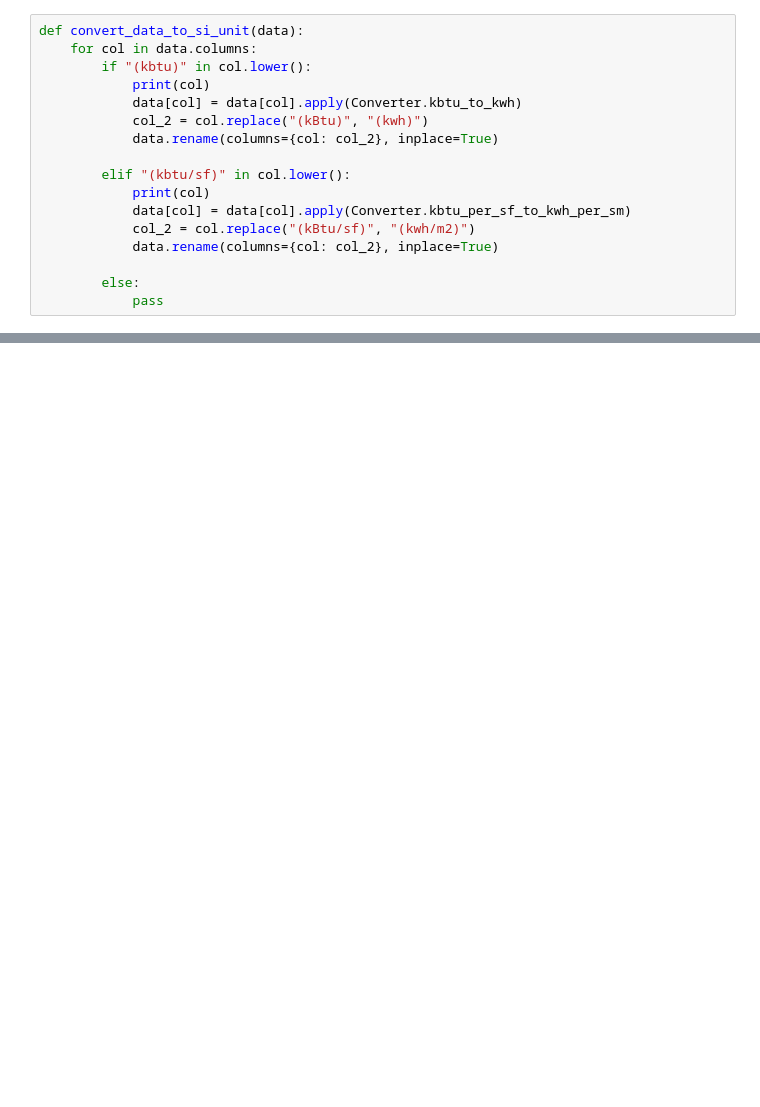
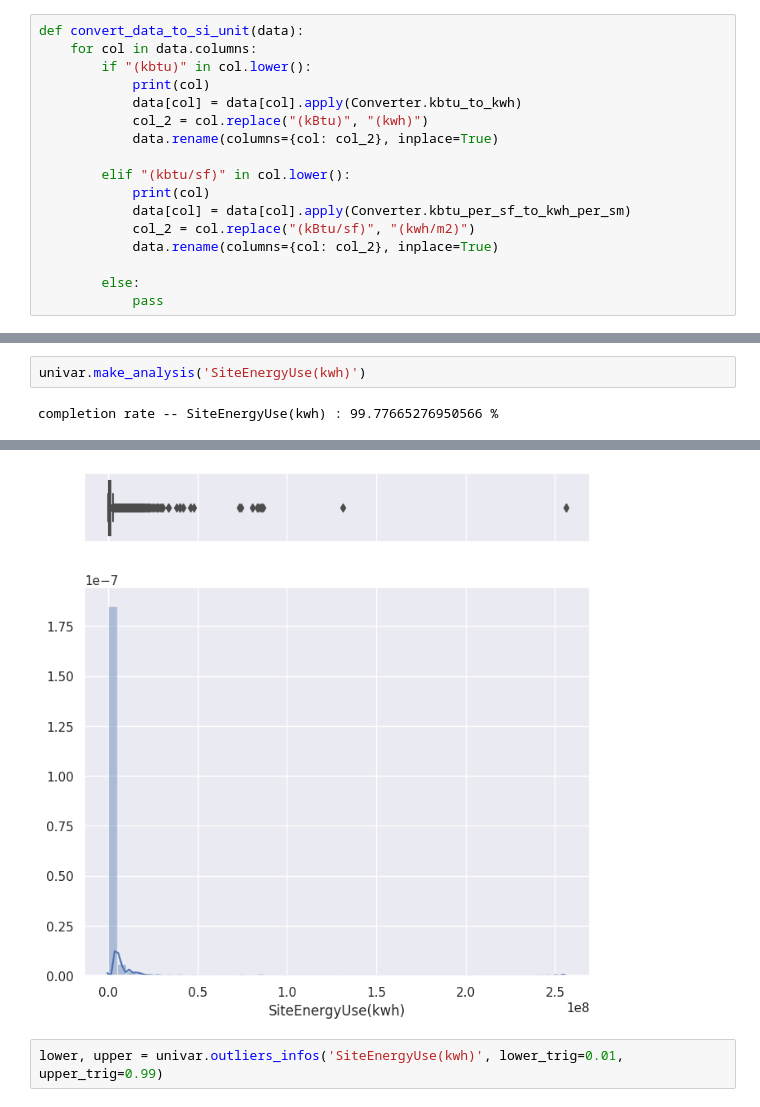
Before and after one commit to tgrandjean/OC-seattle-energy, a Jupyter notebook: notebooks/1.0-tg-initial-data-exploration.ipynb, the cells around one changed output, grey strips where cells are left out. Cells and saved outputs as stored; diff of their text form; blank space fills up the shorter version.

```diff
--- a/notebooks/1.0-tg-initial-data-exploration.ipynb
+++ b/notebooks/1.0-tg-initial-data-exploration.ipynb
@@ -172,0 +210,4 @@ Length: 6716, dtype: float64
+# %%
+univar.make_analysis('SiteEnergyUse(kwh)')
+# %% [output]
+completion rate -- SiteEnergyUse(kwh) : 99.77665276950566 %
@@ -172,0 +216,3 @@ Length: 6716, dtype: float64
+[figure, added]
+# %%
+lower, upper = univar.outliers_infos('SiteEnergyUse(kwh)', lower_trig=0.01, upper_trig=0.99)
```
Also changed, not shown: parts of 42 cells of this notebook, 3 other files.
